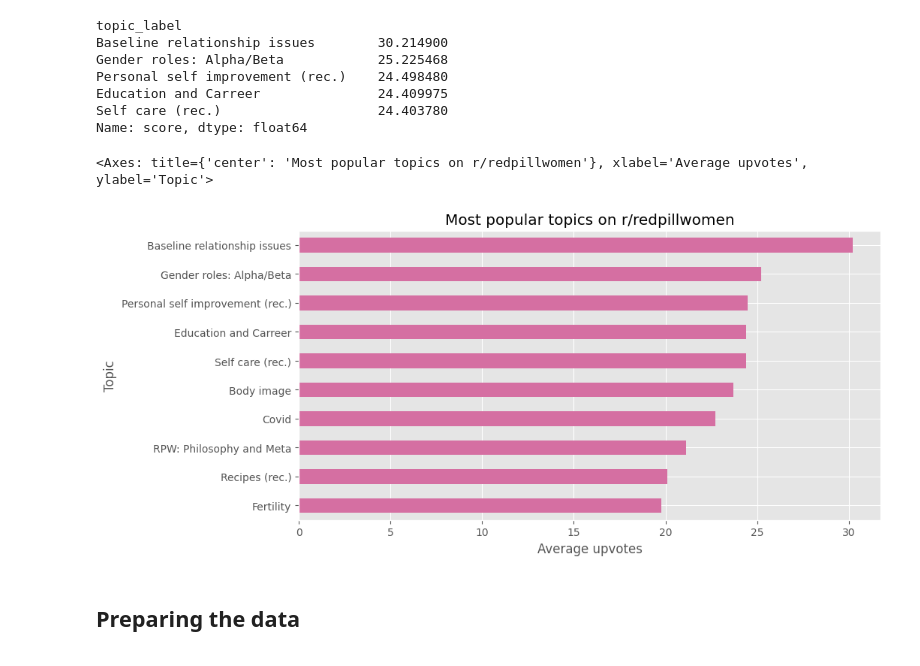
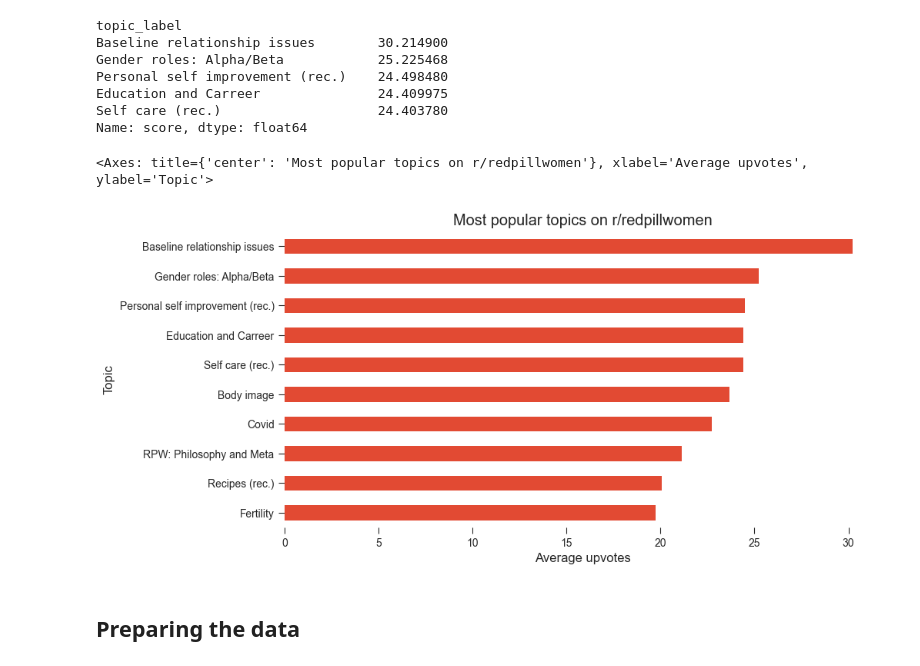
Before and after one commit to MisterXY89/redpillwomen, a Jupyter notebook: src/sentiment_per_topic.ipynb, the cells around one changed output. Drawn from its saved outputs; the diff is of its cells as text; code cells hidden in the pictures.

```diff
--- a/src/sentiment_per_topic.ipynb
+++ b/src/sentiment_per_topic.ipynb
@@ -103,6 +103,9 @@ from transformers import pipeline
 # %%
 # matplotlib theme
 plt.style.use('ggplot')
+
+plt.style.use('seaborn-v0_8-ticks')
+plt.rcParams["axes.linewidth"] = 0
 # %% [markdown]
 ### Data loading
 # %%
@@ -173,15 +176,15 @@ Name: score, dtype: float64
 # %%
 top_topics.sort_values(ascending=True).tail(10).plot.barh(
     figsize=(10, 5),
     title='Most popular topics on r/redpillwomen',
-    color='#d56fa2',
+    # color='#d56fa2',
     legend=False,
     xlabel='Average upvotes',
     ylabel='Topic'
 )
 # %% [output]
 <Axes: title={'center': 'Most popular topics on r/redpillwomen'}, xlabel='Average upvotes', ylabel='Topic'>
-[figure, old version]
+[figure, new version]
 # %%
 submission_redpill.to_csv('../data/submission_redpill_with_topic.csv', index=False)
 # %% [markdown]
```
Also changed, not shown: parts of 3 cells of this notebook, 2 other files.
